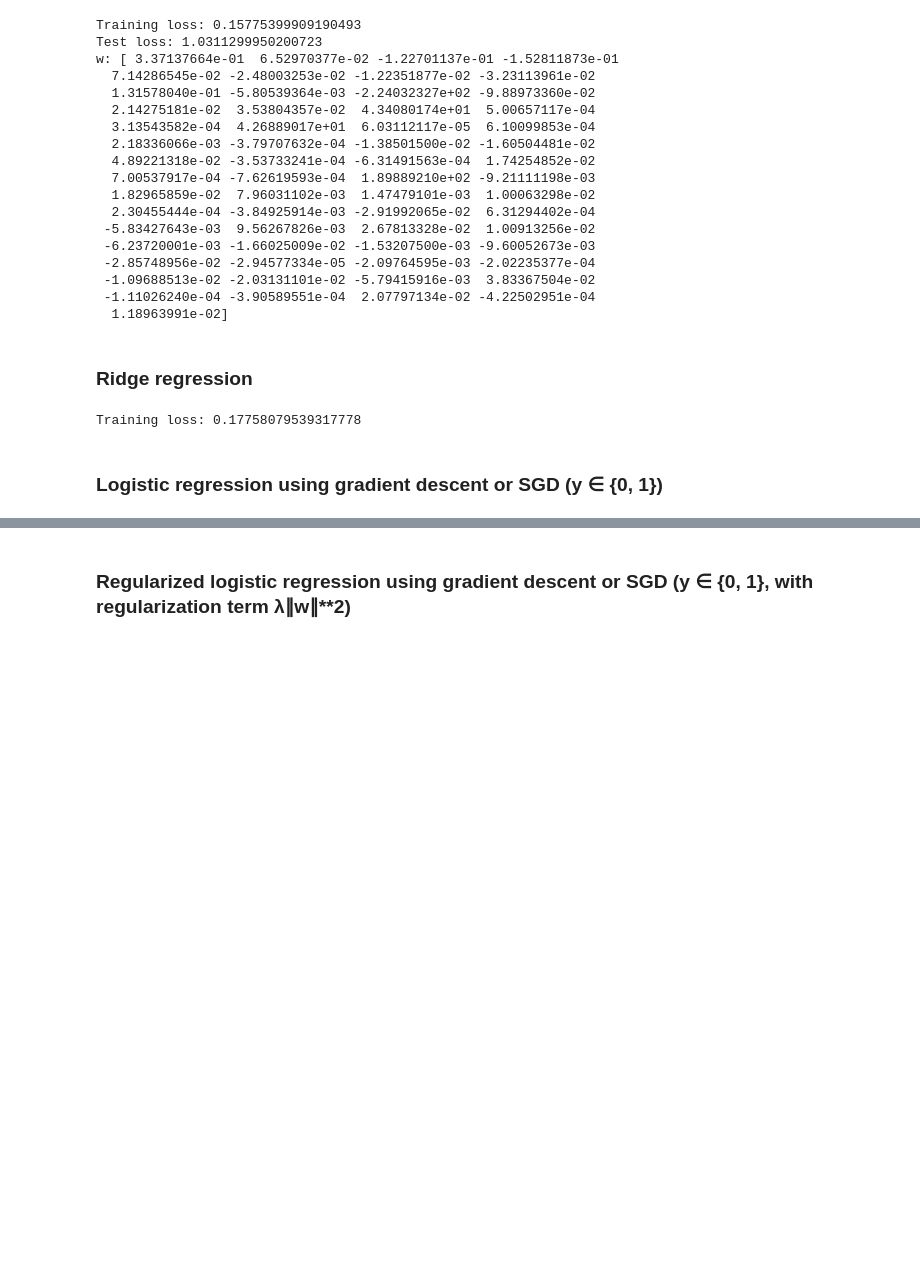
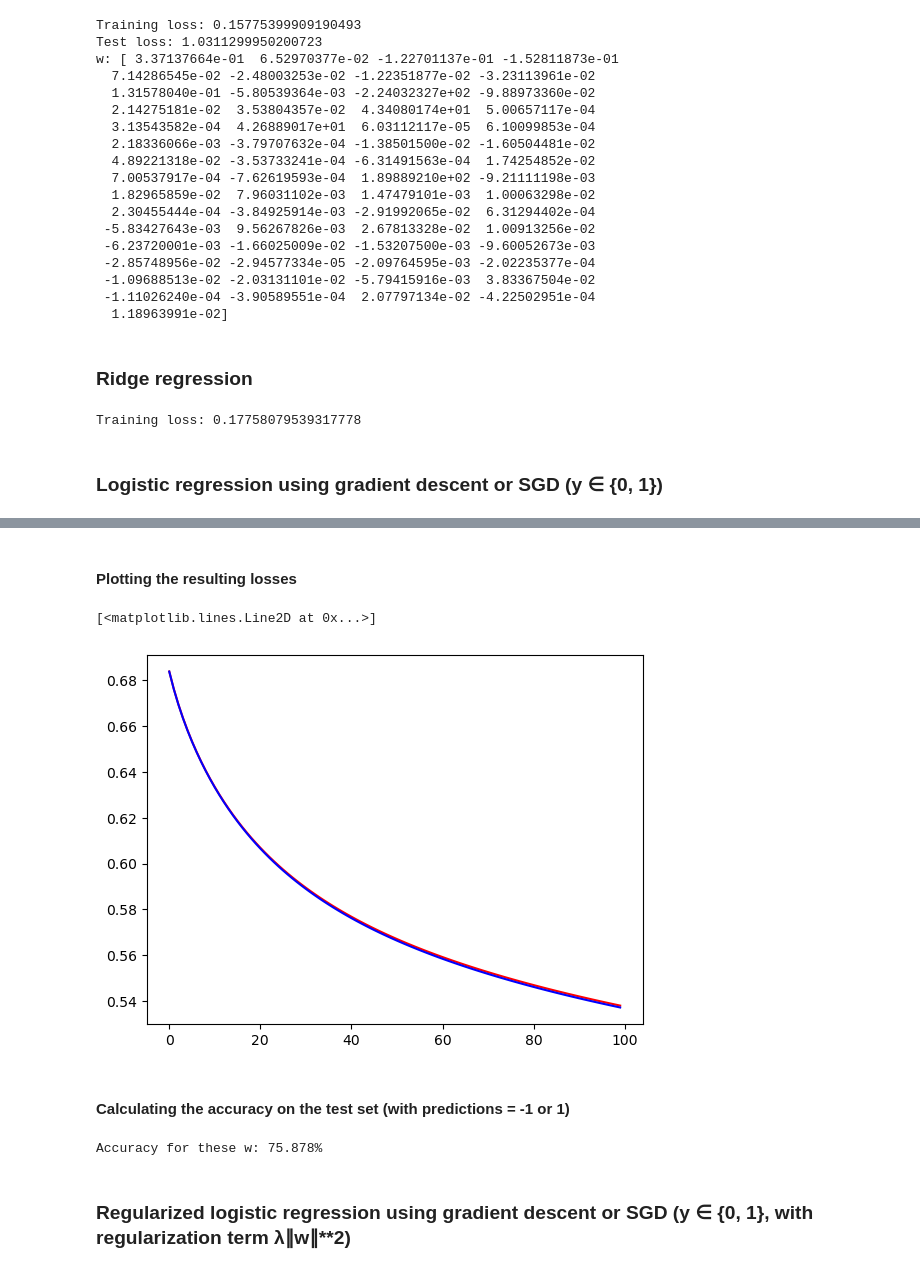
Before and after one commit to CS-433/ml-project-1-mlmybeloved, a Jupyter notebook: HiggsImmaFindYou.ipynb, the cells around one changed output, grey strips where cells are left out. Saved outputs shown, nothing was run; the diff lists cells and outputs as text; code cells hidden in the pictures; blank space fills up the shorter version.

Commit message:
implement logistic regression example

```diff
--- a/HiggsImmaFindYou.ipynb
+++ b/HiggsImmaFindYou.ipynb
@@ -242,3 +242,14 @@ print(f"Training loss: {loss}\n")
 Training loss: 0.17758079539317778
 # %% [markdown]
 ### Logistic regression using gradient descent or SGD (y ∈ {0, 1})
+# %%
+# We run GD step times per epoch, for epochs epochs (same as running GD for epochs*step just lets us print intermediate results)
+w_GD_log, epochs, step, gamma = np.zeros(61), 100, 100, 1e-4
+loss_tr_GD_log = []
+loss_te_GD_log = []
+for i in range((int)(epochs)):
+    w_GD_log, loss_tr = logistic_regression(y_tr, tx_tr, w_GD_log, step, gamma)
+    loss_te = compute_log_loss(y_te, tx_te, w_GD_log)
+    loss_tr_GD_log.append(loss_tr)
+    loss_te_GD_log.append(loss_te)
+    print(f"Epoch {i} : Training loss: {loss_tr} Test loss: {loss_te}")
@@ -244,0 +274,15 @@ Training loss: 0.17758079539317778
+# %% [markdown]
+#### Plotting the resulting losses
+# %%
+plt.plot(range(len(loss_tr_GD_log)), loss_tr_GD_log, c='red')
+plt.plot(range(len(loss_te_GD_log)), loss_te_GD_log, c='blue')
+# %% [output]
+[<matplotlib.lines.Line2D at 0x...>]
+[figure, added]
+# %% [markdown]
+#### Calculating the accuracy on the test set (with predictions = -1 or 1)
+# %%
+accuracy = compute_accuracy_log(tx_te, y_te, w_GD_log, threshold=0.41)
+print(f"Accuracy for these w: {accuracy*100}%")
+# %% [output]
+Accuracy for these w: 75.878%
```
Also changed, not shown: parts of 3 cells of this notebook, 1 other file.
